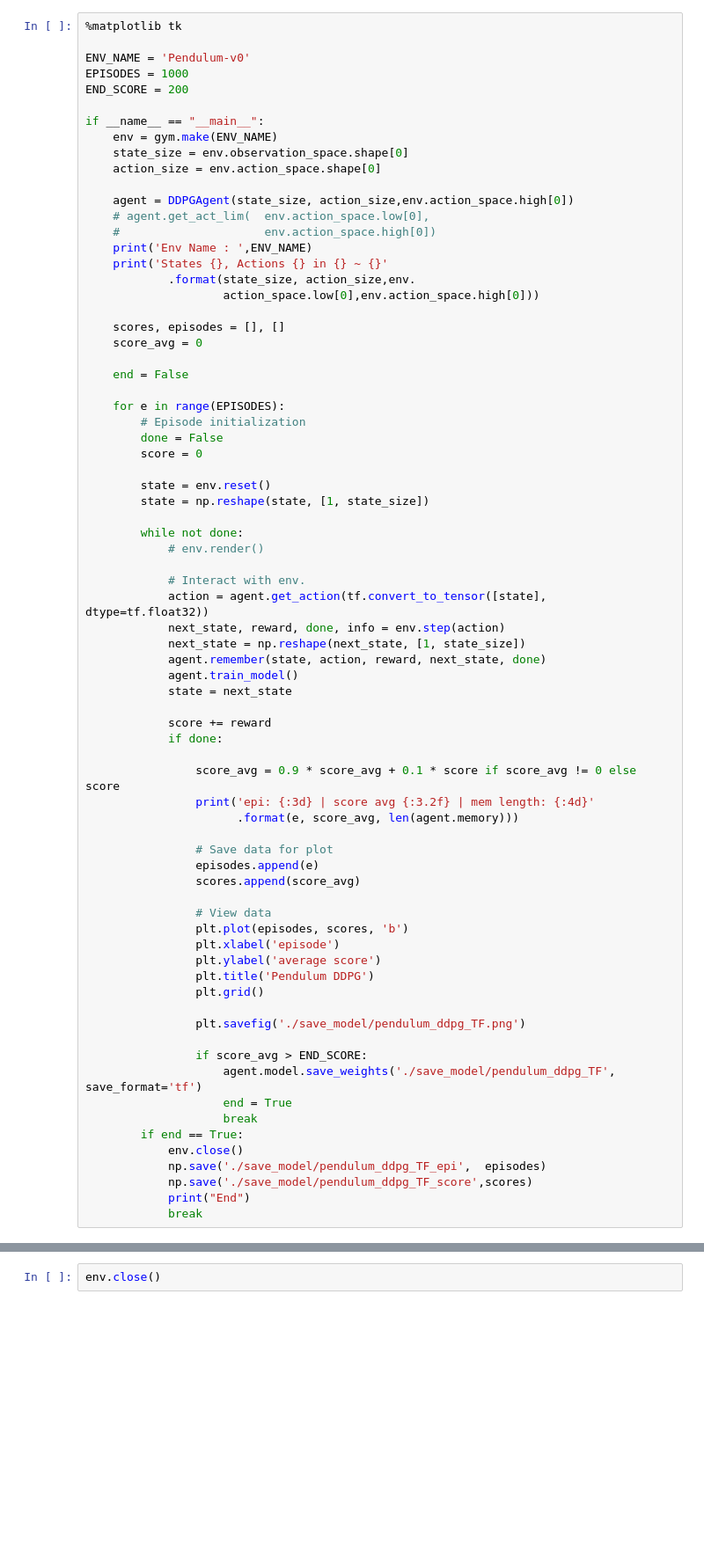
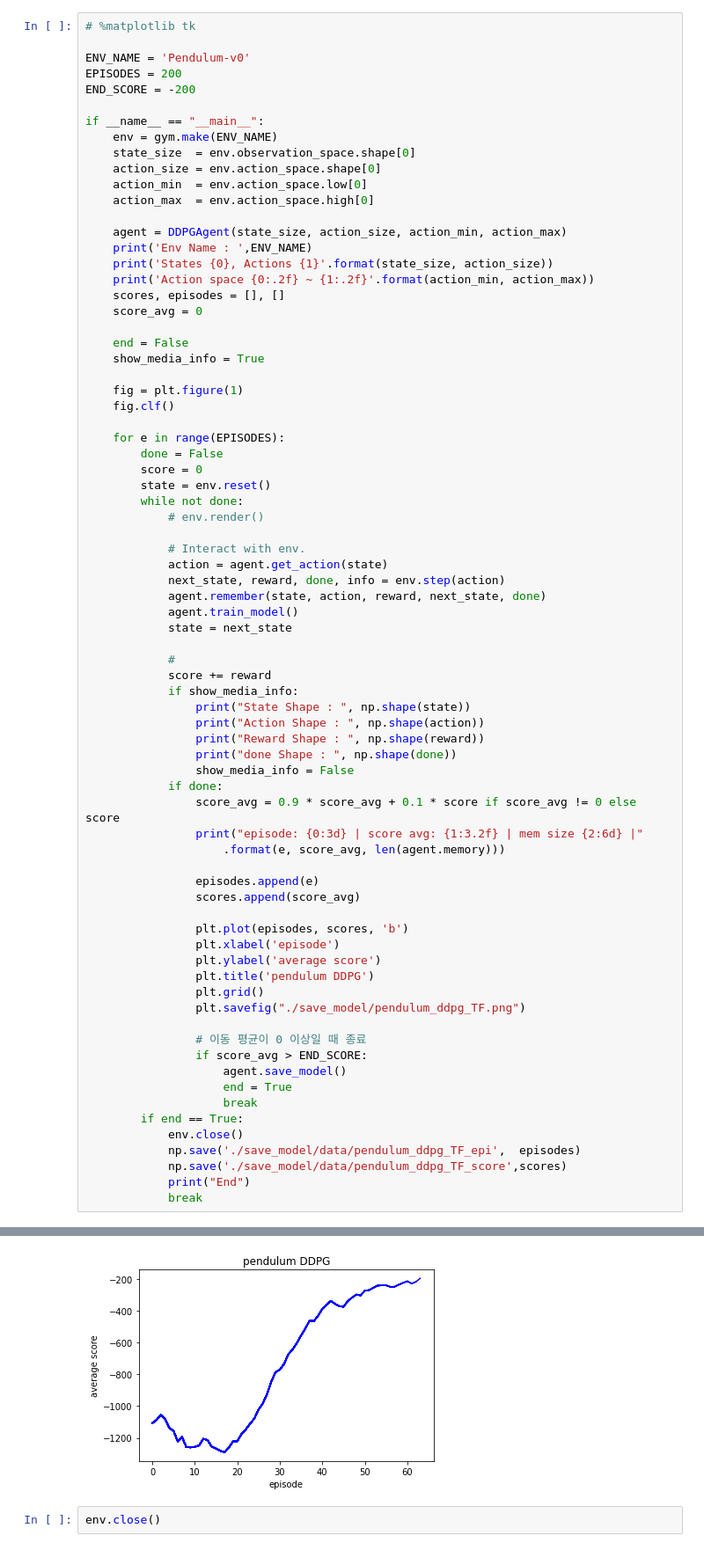
Before and after one commit to Kimbyung-wook/RL_Note, a Jupyter notebook: pendulum/pendulum_ddpg_train_TF.ipynb, the cells around one changed output, grey strips where cells are left out. Shown: that part at 88% size. Saved outputs shown, nothing was run; the diff lists cells and outputs as text; blank space fills up the shorter version.

```diff
--- a/pendulum/pendulum_ddpg_train_TF.ipynb
+++ b/pendulum/pendulum_ddpg_train_TF.ipynb
@@ -191,76 +202,77 @@ class DDPGAgent(tf.keras.Model):
         return
 # %%
-%matplotlib tk
+# %matplotlib tk
 
 ENV_NAME = 'Pendulum-v0'
-EPISODES = 1000
-END_SCORE = 200
+EPISODES = 200
+END_SCORE = -200
 
 if __name__ == "__main__":
     env = gym.make(ENV_NAME)
-    state_size = env.observation_space.shape[0]
+    state_size  = env.observation_space.shape[0]
     action_size = env.action_space.shape[0]
+    action_min  = env.action_space.low[0]
+    action_max  = env.action_space.high[0]
 
-    agent = DDPGAgent(state_size, action_size,env.action_space.high[0])
-    # agent.get_act_lim(  env.action_space.low[0],
-    #                     env.action_space.high[0])
+    agent = DDPGAgent(state_size, action_size, action_min, action_max)
     print('Env Name : ',ENV_NAME)
-    print('States {}, Actions {} in {} ~ {}'
-            .format(state_size, action_size,env.
-                    action_space.low[0],env.action_space.high[0]))
-
+    print('States {0}, Actions {1}'.format(state_size, action_size))
+    print('Action space {0:.2f} ~ {1:.2f}'.format(action_min, action_max))
     scores, episodes = [], []
     score_avg = 0
 
     end = False
+    show_media_info = True
+
+    fig = plt.figure(1)
+    fig.clf()
 
     for e in range(EPISODES):
-        # Episode initialization
         done = False
         score = 0
-
         state = env.reset()
-        state = np.reshape(state, [1, state_size])
-
         while not done:
             # env.render()
 
             # Interact with env.
-            action = agent.get_action(tf.convert_to_tensor([state], dtype=tf.float32))
+            action = agent.get_action(state)
             next_state, reward, done, info = env.step(action)
-            next_state = np.reshape(next_state, [1, state_size])
             agent.remember(state, action, reward, next_state, done)
             agent.train_model()
             state = next_state
 
+            #
             score += reward
+            if show_media_info:
+                print("State Shape : ", np.shape(state))
+                print("Action Shape : ", np.shape(action))
+                print("Reward Shape : ", np.shape(reward))
+                print("done Shape : ", np.shape(done))
+                show_media_info = False
             if done:
+                score_avg = 0.9 * score_avg + 0.1 * score if score_avg != 0 else score
+                print("episode: {0:3d} | score avg: {1:3.2f} | mem size {2:6d} |"
+                    .format(e, score_avg, len(agent.memory)))
 
-                score_avg = 0.9 * score_avg + 0.1 * score if score_avg != 0 else score
-                print('epi: {:3d} | score avg {:3.2f} | mem length: {:4d}'
-                      .format(e, score_avg, len(agent.memory)))
-
-                # Save data for plot
                 episodes.append(e)
                 scores.append(score_avg)
 
-                # View data
                 plt.plot(episodes, scores, 'b')
                 plt.xlabel('episode')
                 plt.ylabel('average score')
-                plt.title('Pendulum DDPG')
+                plt.title('pendulum DDPG')
                 plt.grid()
+                plt.savefig("./save_model/pendulum_ddpg_TF.png")
 
-                plt.savefig('./save_model/pendulum_ddpg_TF.png')
-
+                # 이동 평균이 0 이상일 때 종료
                 if score_avg > END_SCORE:
-                    agent.model.save_weights('./save_model/pendulum_ddpg_TF', save_format='tf')
+                    agent.save_model()
                     end = True
                     break
         if end == True:
             env.close()
-            np.save('./save_model/pendulum_ddpg_TF_epi',  episodes)
-            np.save('./save_model/pendulum_ddpg_TF_score',scores)
+            np.save('./save_model/data/pendulum_ddpg_TF_epi',  episodes)
+            np.save('./save_model/data/pendulum_ddpg_TF_score',scores)
             print("End")
             break
 # %% [output]
@@ -287,2 +296,3 @@ InternalError: Blas GEMM launch failed : a.shape=(1, 3), b.shape=(3, 64), m=1, n
+[figure, added]
 # %%
 env.close()
```
Also changed, not shown: parts of 5 cells of this notebook, 25 other files.
